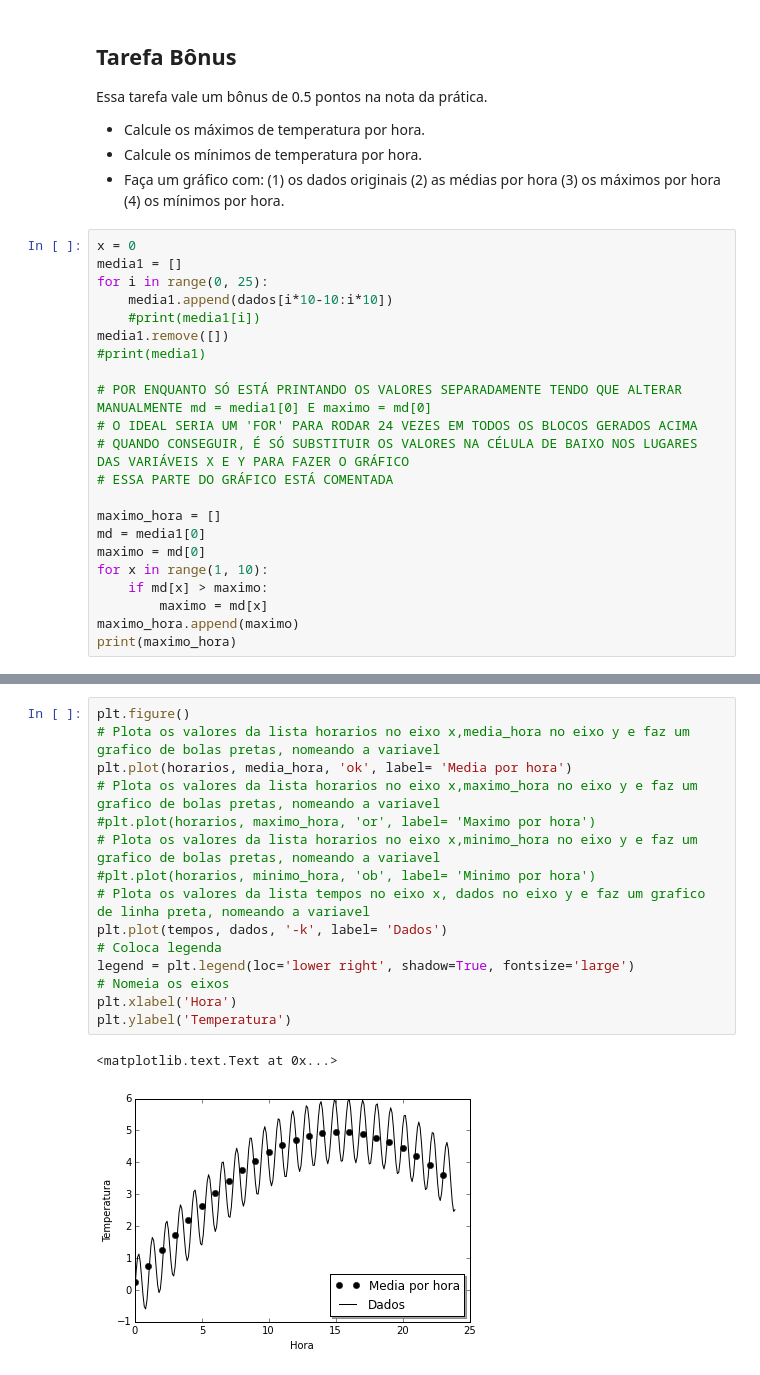
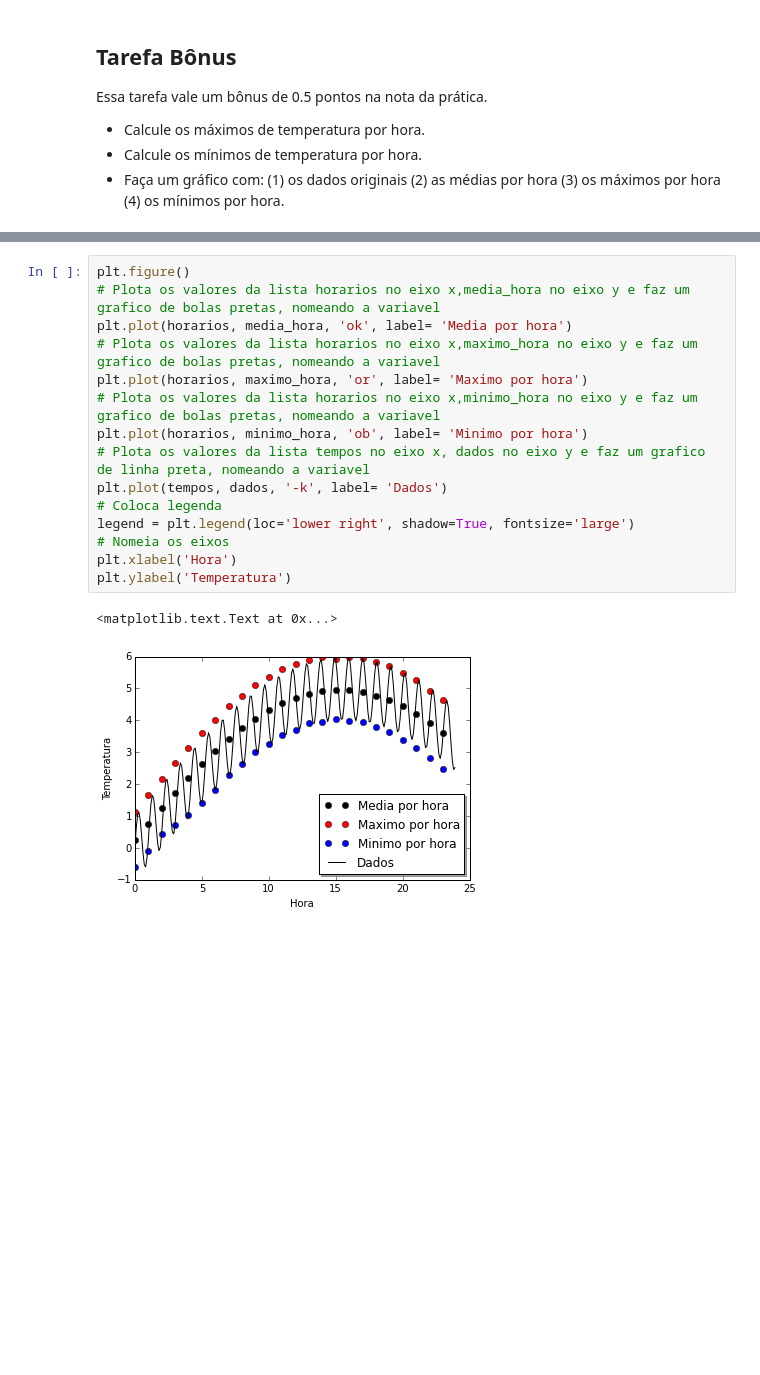
Before and after one commit to mat-esp-2015/python-intro-2-barbara_juliana_paula, a Jupyter notebook: tarefa-intro-python-2.ipynb, the cells around one changed output, grey strips where cells are left out. Cells and saved outputs as stored; diff of their text form; blank space fills up the shorter version.

```diff
--- a/tarefa-intro-python-2.ipynb
+++ b/tarefa-intro-python-2.ipynb
@@ -401,25 +398,3 @@ Essa tarefa vale um bônus de 0.5 pontos na nota da prática.
 * Calcule os máximos de temperatura por hora.
 * Calcule os mínimos de temperatura por hora.
 * Faça um gráfico com: (1) os dados originais (2) as médias por hora (3) os máximos por hora (4) os mínimos por hora.
-# %%
-x = 0
-media1 = []
-for i in range(0, 25):
-    media1.append(dados[i*10-10:i*10])
-    #print(media1[i])
-media1.remove([])
-#print(media1)
-
-# POR ENQUANTO SÓ ESTÁ PRINTANDO OS VALORES SEPARADAMENTE TENDO QUE ALTERAR MANUALMENTE md = media1[0] E maximo = md[0]
-# O IDEAL SERIA UM 'FOR' PARA RODAR 24 VEZES EM TODOS OS BLOCOS GERADOS ACIMA
-# QUANDO CONSEGUIR, É SÓ SUBSTITUIR OS VALORES NA CÉLULA DE BAIXO NOS LUGARES DAS VARIÁVEIS X E Y PARA FAZER O GRÁFICO
-# ESSA PARTE DO GRÁFICO ESTÁ COMENTADA
-
-maximo_hora = []
-md = media1[0]
-maximo = md[0]
-for x in range(1, 10):
-    if md[x] > maximo:
-        maximo = md[x]
-maximo_hora.append(maximo)
-print(maximo_hora)
@@ -428,21 +447,21 @@ print(maximo_hora)
 # %%
 plt.figure()
 # Plota os valores da lista horarios no eixo x,media_hora no eixo y e faz um grafico de bolas pretas, nomeando a variavel
 plt.plot(horarios, media_hora, 'ok', label= 'Media por hora')
 # Plota os valores da lista horarios no eixo x,maximo_hora no eixo y e faz um grafico de bolas pretas, nomeando a variavel
-#plt.plot(horarios, maximo_hora, 'or', label= 'Maximo por hora')
+plt.plot(horarios, maximo_hora, 'or', label= 'Maximo por hora')
 # Plota os valores da lista horarios no eixo x,minimo_hora no eixo y e faz um grafico de bolas pretas, nomeando a variavel
-#plt.plot(horarios, minimo_hora, 'ob', label= 'Minimo por hora')
+plt.plot(horarios, minimo_hora, 'ob', label= 'Minimo por hora')
 # Plota os valores da lista tempos no eixo x, dados no eixo y e faz um grafico de linha preta, nomeando a variavel
 plt.plot(tempos, dados, '-k', label= 'Dados')
 # Coloca legenda
 legend = plt.legend(loc='lower right', shadow=True, fontsize='large')
 # Nomeia os eixos
 plt.xlabel('Hora')
 plt.ylabel('Temperatura')
 # %% [output]
 <matplotlib.text.Text at 0x...>
-[figure, old version]
+[figure, new version]
 # %% [markdown]
 ### Resultado esperado
 
```
Also changed, not shown: parts of 11 cells of this notebook.
